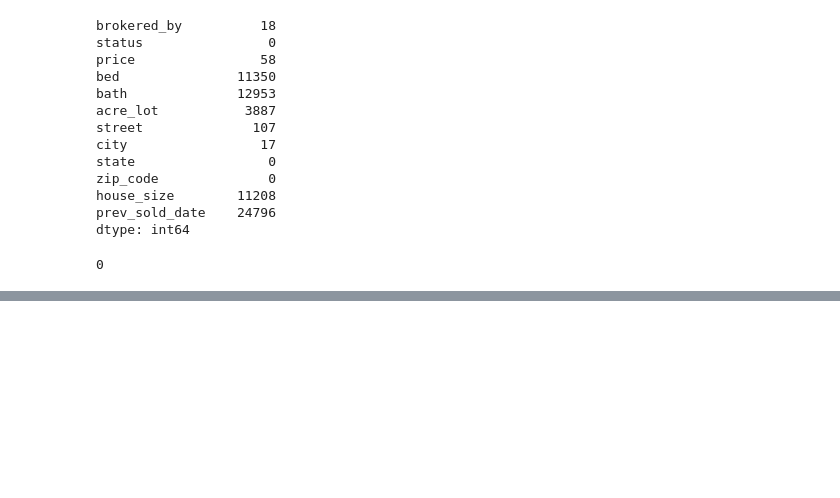
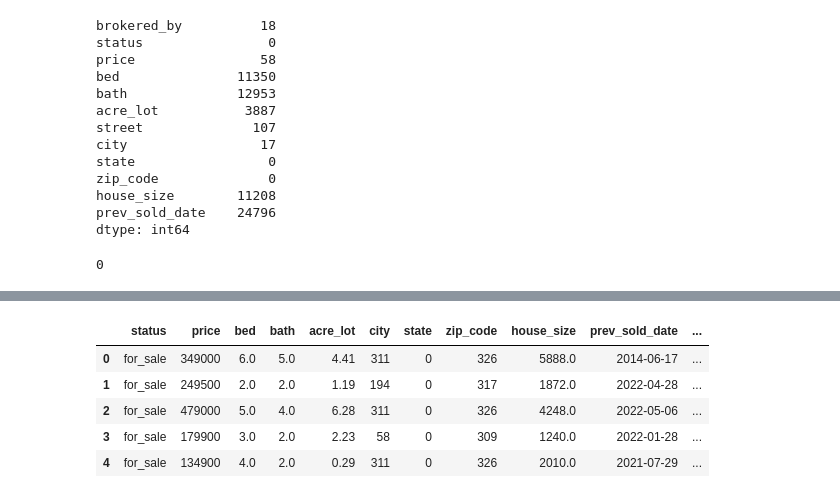
Before and after one commit to trentlerma/groupthreeproject, a Jupyter notebook: Project 2.ipynb, the cells around one changed output, grey strips where cells are left out. Drawn from its saved outputs; the diff is of its cells as text; code cells hidden in the pictures; blank space fills up the shorter version.

```diff
--- a/Project 2.ipynb
+++ b/Project 2.ipynb
@@ -176,0 +205,41 @@ Real_Estate_data_clean_df.head()
+# %%
+
+transform_data_df = Clean_data_df.copy()
+
+# Calculate the age of the house since it was last sold
+transform_data_df['house_age_since_sold'] = (pd.to_datetime('2024-08-30') - transform_data_df['prev_sold_date']).dt.days
+
+# Calculate the Price per square foot
+transform_data_df['price_per_sqft'] = transform_data_df['price'] / transform_data_df['house_size']
+
+# Calculate the average house value per zip code
+average_house_value_per_zipcode = transform_data_df.groupby('zip_code')['price'].mean().reset_index()
+
+# Rename the column to be more descriptive
+average_house_value_per_zipcode.rename(columns={'price': 'average_house_value_per_zipcode'}, inplace=True)
+
+# Merge the average house value per zip code back to the original DataFrame
+transform_data_df = transform_data_df.merge(average_house_value_per_zipcode, on='zip_code', how='left')
+
+# Pad prices to 6 digits with leading zeros
+transform_data_df['average_house_value_per_zipcode'] = transform_data_df['average_house_value_per_zipcode'].apply(lambda x: f"{int(x):06d}")
+transform_data_df['price_per_sqft'] = transform_data_df['price_per_sqft'].apply(lambda x: f"{int(x):06d}")
+transform_data_df['price'] = transform_data_df['price'].apply(lambda x: f"{int(x):06d}")
+
+# Initialize the label encoder
+label_encoder = LabelEncoder()
+
+# Convert categorical variables:
+#Convert city, state, and zip_code into numerical values using label encoding.
+transform_data_df['city'] = label_encoder.fit_transform(transform_data_df['city'])
+transform_data_df['state'] = label_encoder.fit_transform(transform_data_df['state'])
+transform_data_df['zip_code'] = label_encoder.fit_transform(transform_data_df['zip_code'])
+
+transform_data_df.head()
+# %% [output]
+|  | status | price | bed | bath | acre_lot | city | state | zip_code | house_size | prev_sold_date | ... |
+| 0 | for_sale | 349000 | 6.0 | 5.0 | 4.41 | 311 | 0 | 326 | 5888.0 | 2014-06-17 | ... |
+| 1 | for_sale | 249500 | 2.0 | 2.0 | 1.19 | 194 | 0 | 317 | 1872.0 | 2022-04-28 | ... |
+| 2 | for_sale | 479000 | 5.0 | 4.0 | 6.28 | 311 | 0 | 326 | 4248.0 | 2022-05-06 | ... |
+| 3 | for_sale | 179900 | 3.0 | 2.0 | 2.23 | 58 | 0 | 309 | 1240.0 | 2022-01-28 | ... |
+| 4 | for_sale | 134900 | 4.0 | 2.0 | 0.29 | 311 | 0 | 326 | 2010.0 | 2021-07-29 | ... |
```
Also changed, not shown: parts of 26 cells of this notebook, 1 other file.
